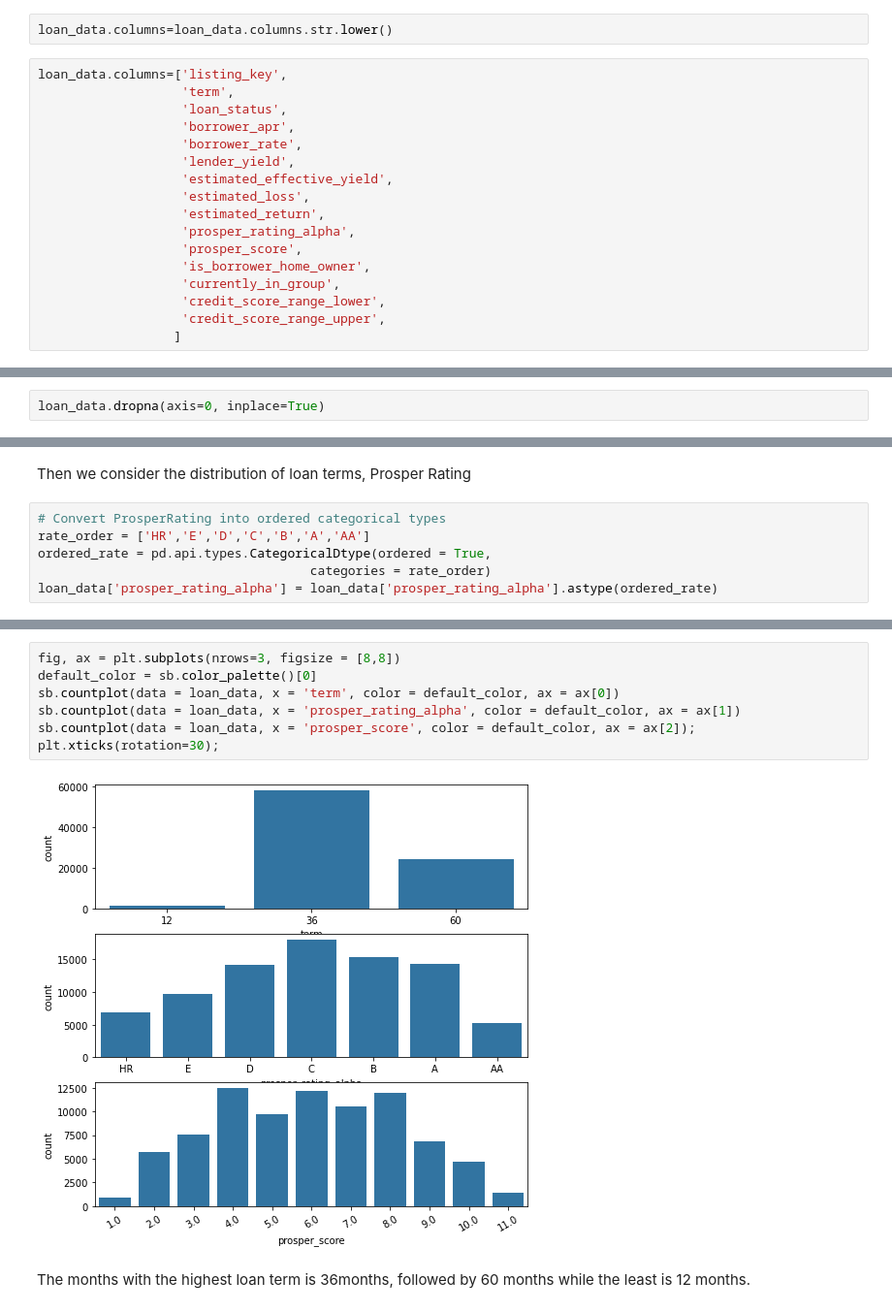
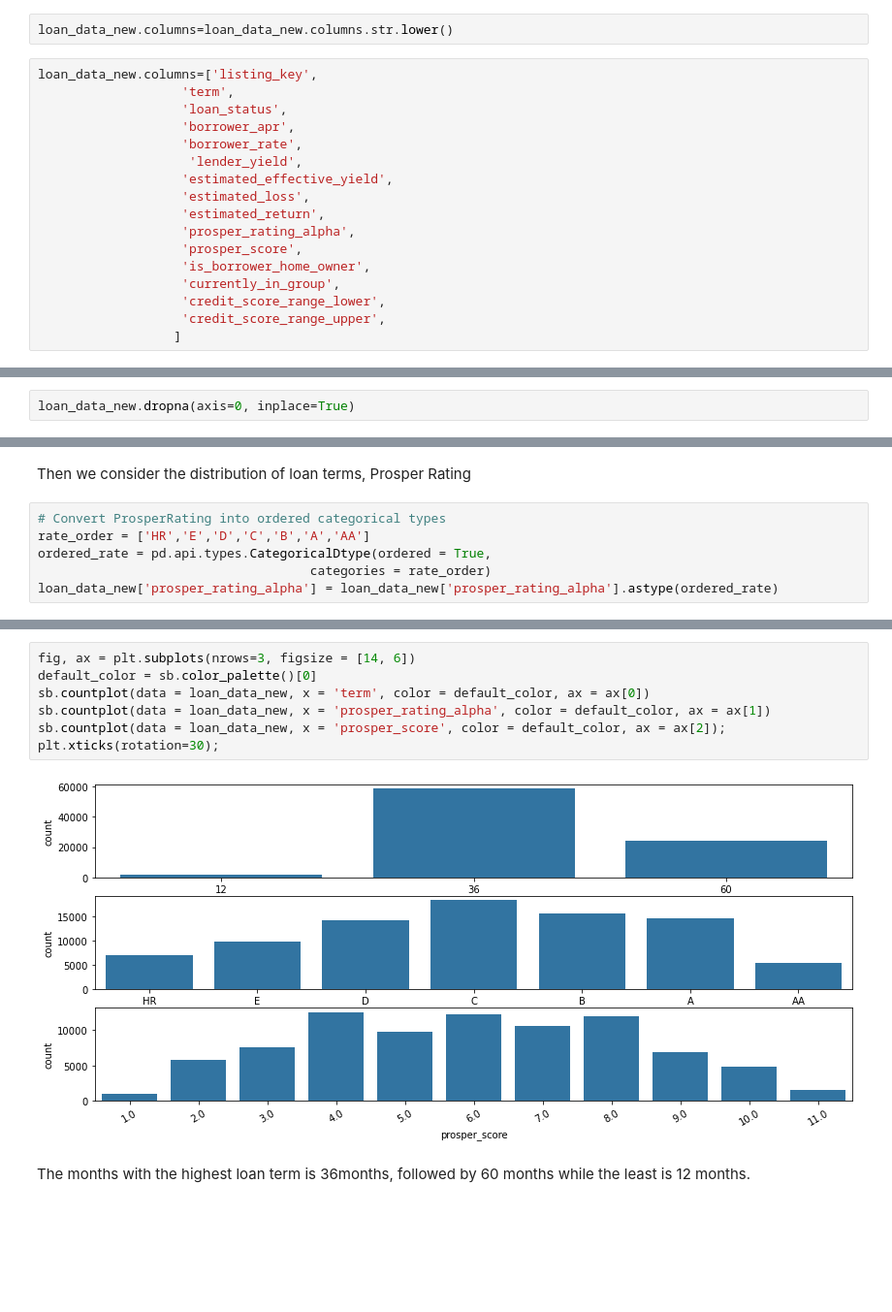
Before and after one commit to danielzion/ProsperLoanDataAnalysis, a Jupyter notebook: exploration.ipynb, the cells around one changed output, grey strips where cells are left out. Shown at 97% size. Cells and saved outputs as stored; diff of their text form; blank space fills up the shorter version.

```diff
--- a/exploration.ipynb
+++ b/exploration.ipynb
@@ -154,14 +160,14 @@ loan_data
 # %% [markdown]
 ##### 2-2-Renaming columns
 # %%
-loan_data.columns=loan_data.columns.str.lower()
+loan_data_new.columns=loan_data_new.columns.str.lower()
 # %%
-loan_data.columns=['listing_key',
+loan_data_new.columns=['listing_key',
                    'term',
                    'loan_status',
                    'borrower_apr',
                    'borrower_rate',
-                   'lender_yield',
+                    'lender_yield',
                    'estimated_effective_yield',
                    'estimated_loss',
                    'estimated_return',
@@ -194,5 +200,5 @@ credit_score_range_lower       591
 credit_score_range_upper       591
 dtype: int64
 # %%
-loan_data.dropna(axis=0, inplace=True)
+loan_data_new.dropna(axis=0, inplace=True)
 # %%
@@ -370,4 +376,4 @@ Then we consider the distribution of loan terms, Prosper Rating
 rate_order = ['HR','E','D','C','B','A','AA']
 ordered_rate = pd.api.types.CategoricalDtype(ordered = True,
                                     categories = rate_order)
-loan_data['prosper_rating_alpha'] = loan_data['prosper_rating_alpha'].astype(ordered_rate)
+loan_data_new['prosper_rating_alpha'] = loan_data_new['prosper_rating_alpha'].astype(ordered_rate)
@@ -391,12 +380,12 @@ See the caveats in the documentation: https://pandas.pydata.org/pandas-docs/stab
 # %%
-fig, ax = plt.subplots(nrows=3, figsize = [8,8])
+fig, ax = plt.subplots(nrows=3, figsize = [14, 6])
 default_color = sb.color_palette()[0]
-sb.countplot(data = loan_data, x = 'term', color = default_color, ax = ax[0])
-sb.countplot(data = loan_data, x = 'prosper_rating_alpha', color = default_color, ax = ax[1])
-sb.countplot(data = loan_data, x = 'prosper_score', color = default_color, ax = ax[2]);
+sb.countplot(data = loan_data_new, x = 'term', color = default_color, ax = ax[0])
+sb.countplot(data = loan_data_new, x = 'prosper_rating_alpha', color = default_color, ax = ax[1])
+sb.countplot(data = loan_data_new, x = 'prosper_score', color = default_color, ax = ax[2]);
 plt.xticks(rotation=30);
 # %% [output]
-[figure, old version]
+[figure, new version]
 # %% [markdown]
 The months with the highest loan term is 36months, followed by 60 months while the least is 12 months.
 # %% [markdown]
```
Also changed, not shown: parts of 30 cells of this notebook, 4 other files.
